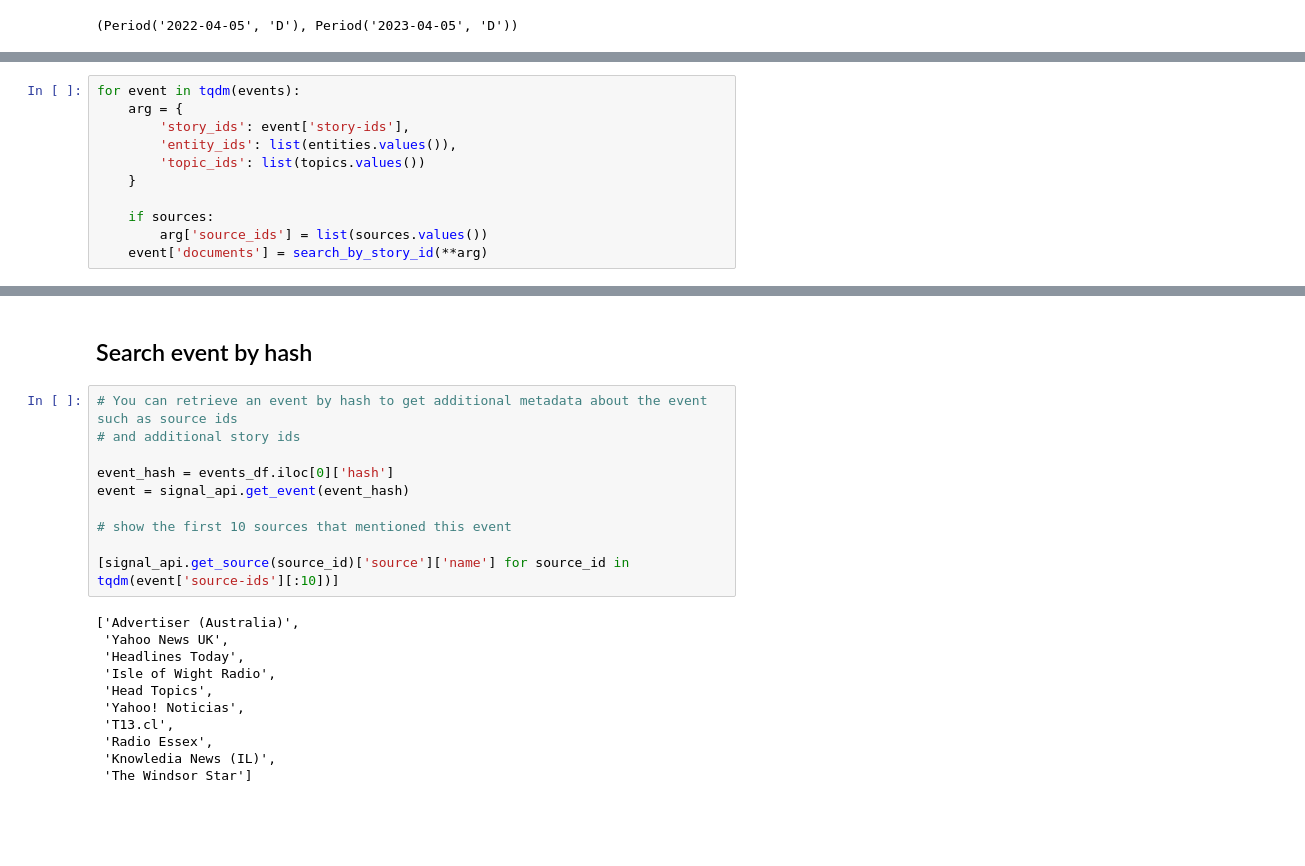
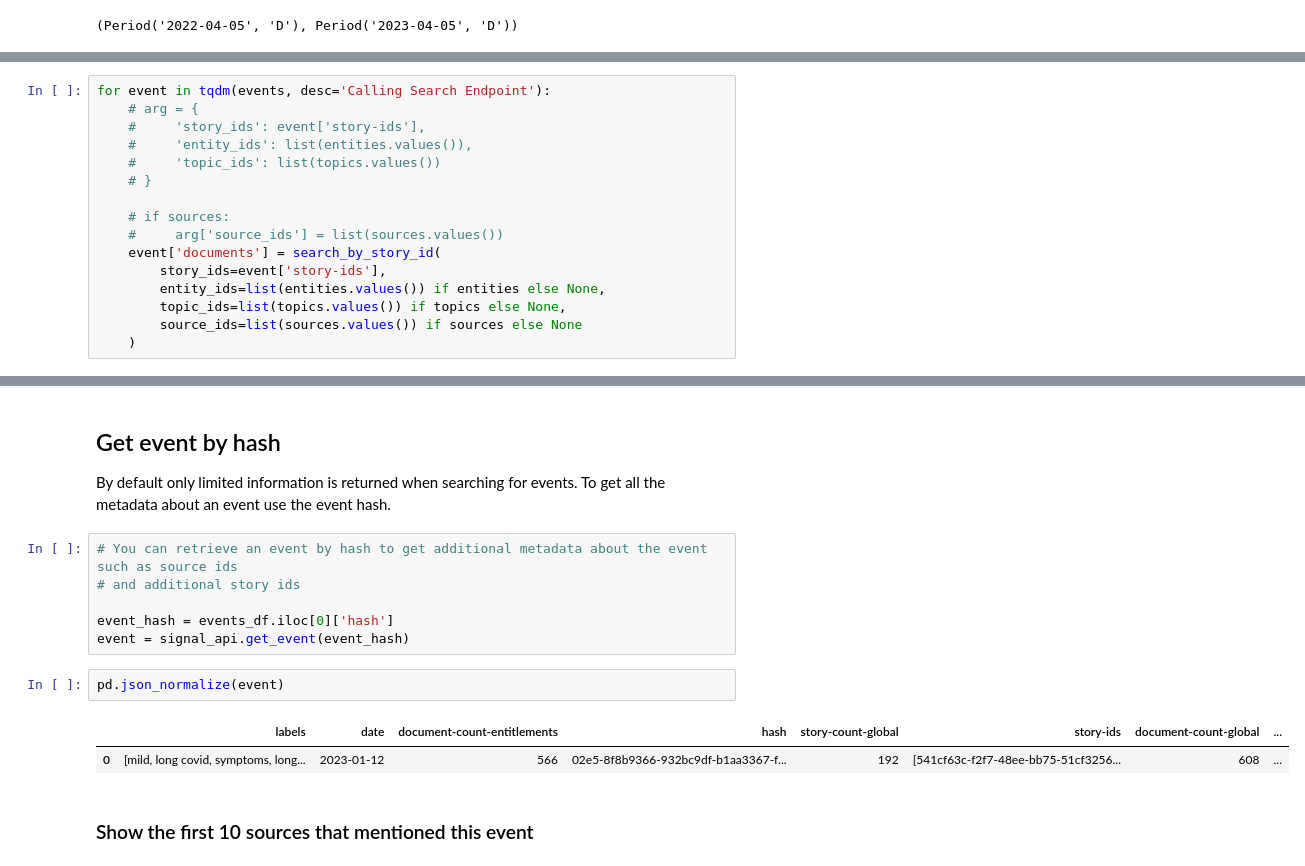
Before and after one commit to signal-ai/signal-api-tools, a Jupyter notebook: notebooks/events_tutorial.ipynb, the cells around one changed output, grey strips where cells are left out. Cells and saved outputs as stored; diff of their text form; blank space fills up the shorter version.

```diff
--- a/notebooks/events_tutorial.ipynb
+++ b/notebooks/events_tutorial.ipynb
@@ -189,12 +235,17 @@ def search_by_story_id(story_ids: list, entity_ids: list, topic_ids: list, sourc
 # %%
-for event in tqdm(events):
-    arg = {
-        'story_ids': event['story-ids'],
-        'entity_ids': list(entities.values()),
-        'topic_ids': list(topics.values())
-    }
+for event in tqdm(events, desc='Calling Search Endpoint'):
+    # arg = {
+    #     'story_ids': event['story-ids'],
+    #     'entity_ids': list(entities.values()),
+    #     'topic_ids': list(topics.values())
+    # }
 
-    if sources:
-        arg['source_ids'] = list(sources.values())
-    event['documents'] = search_by_story_id(**arg)
+    # if sources:
+    #     arg['source_ids'] = list(sources.values())
+    event['documents'] = search_by_story_id(
+        story_ids=event['story-ids'],
+        entity_ids=list(entities.values()) if entities else None,
+        topic_ids=list(topics.values()) if topics else None,
+        source_ids=list(sources.values()) if sources else None
+    )
 # %% [markdown]
@@ -229,23 +277,17 @@ events_df
 # %% [markdown]
-## Search event by hash
+## Get event by hash
+
+By default only limited information is returned when searching for events. To get all the metadata about an event use the event hash.
 # %%
 # You can retrieve an event by hash to get additional metadata about the event such as source ids
 # and additional story ids
 
 event_hash = events_df.iloc[0]['hash']
 event = signal_api.get_event(event_hash)
-
-# show the first 10 sources that mentioned this event
-
-[signal_api.get_source(source_id)['source']['name'] for source_id in tqdm(event['source-ids'][:10])]
-# %% [output]
-['Advertiser (Australia)',
- 'Yahoo News UK',
- 'Headlines Today',
- 'Isle of Wight Radio',
- 'Head Topics',
- 'Yahoo! Noticias',
- 'T13.cl',
- 'Radio Essex',
- 'Knowledia News (IL)',
- 'The Windsor Star']
+# %%
+pd.json_normalize(event)
+# %% [output]
+|  | labels | date | document-count-entitlements | hash | story-count-global | story-ids | document-count-global | ... |
+| 0 | [mild, long covid, symptoms, long... | 2023-01-12 | 566 | 02e5-8f8b9366-932bc9df-b1aa3367-f... | 192 | [541cf63c-f2f7-48ee-bb75-51cf3256... | 608 | ... |
+# %% [markdown]
+### Show the first 10 sources that mentioned this event
```
Also changed, not shown: parts of 23 cells of this notebook.
